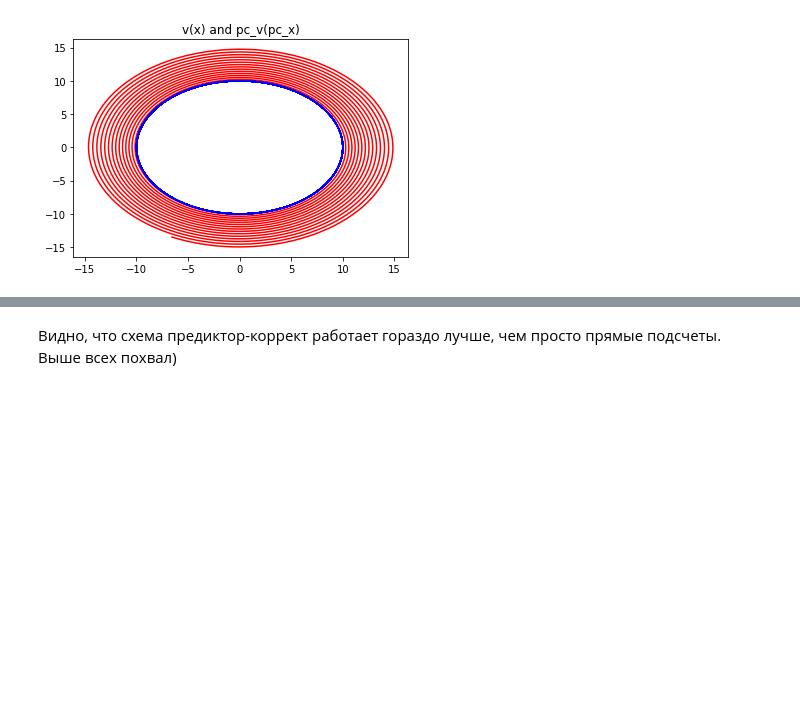
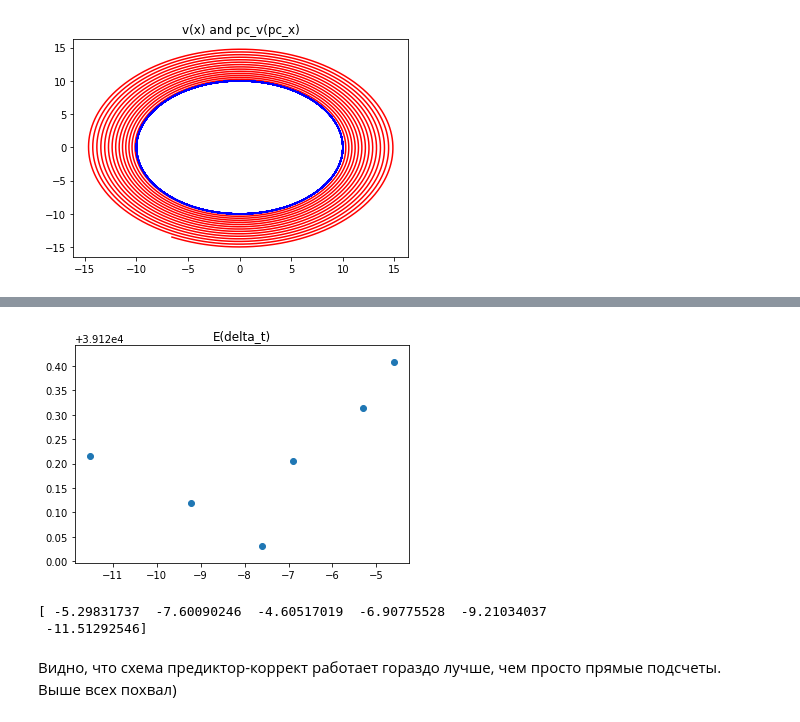
Before and after one commit to korliakov/physmod, a Jupyter notebook: hw_4/py_visual.ipynb, the cells around one changed output, grey strips where cells are left out. Drawn from its saved outputs; the diff is of its cells as text; code cells hidden in the pictures; blank space fills up the shorter version.

```diff
--- a/hw_4/py_visual.ipynb
+++ b/hw_4/py_visual.ipynb
@@ -133,2 +316,13 @@ plt.show()
+# %%
+plt.title("E(delta_t)")
+plt.scatter(deltas, 10000*new_E)
+plt.show()
+# %% [output]
+[figure, added]
+# %%
+print(deltas)
+# %% [output]
+[ -5.29831737  -7.60090246  -4.60517019  -6.90775528  -9.21034037
+ -11.51292546]
 # %% [markdown]
 Видно, что схема предиктор-коррект работает гораздо лучше, чем просто прямые подсчеты. Выше всех похвал)
```
Also changed, not shown: parts of 8 cells of this notebook, 2 other files.
